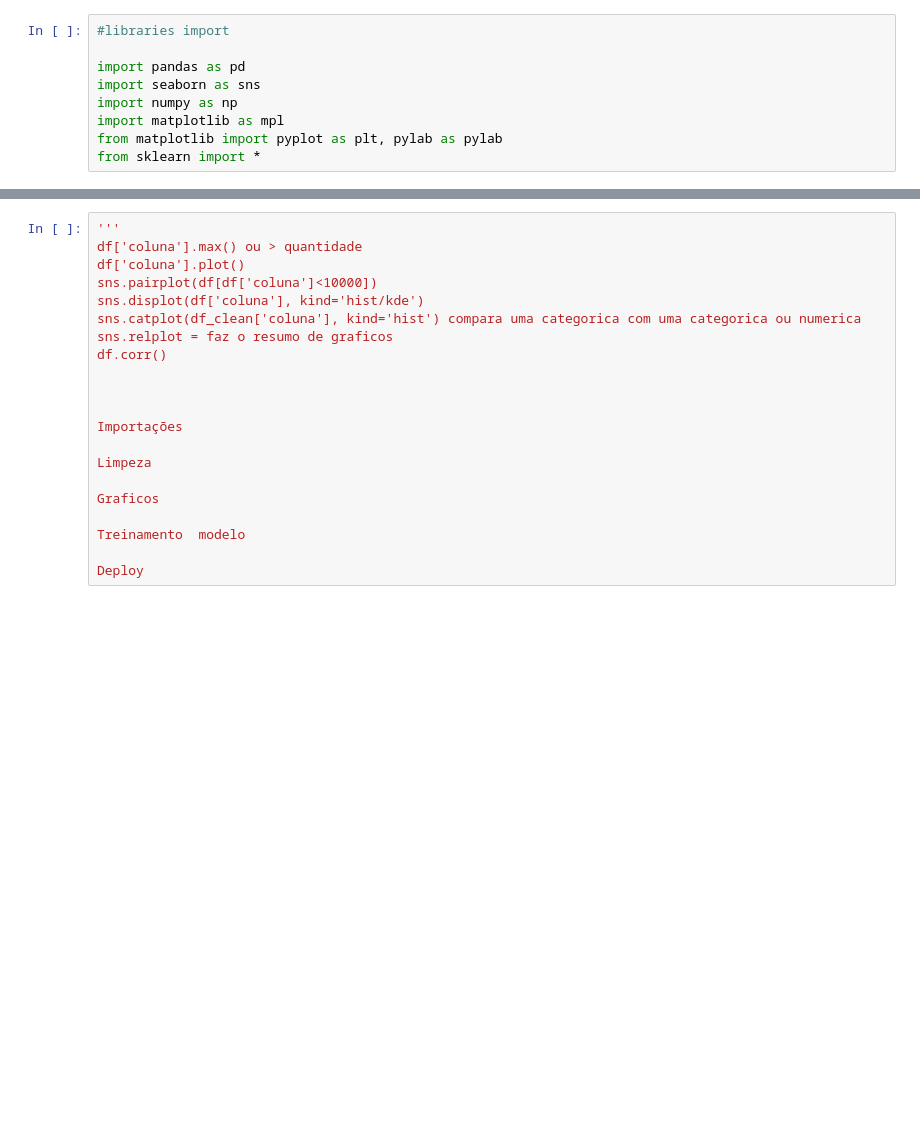
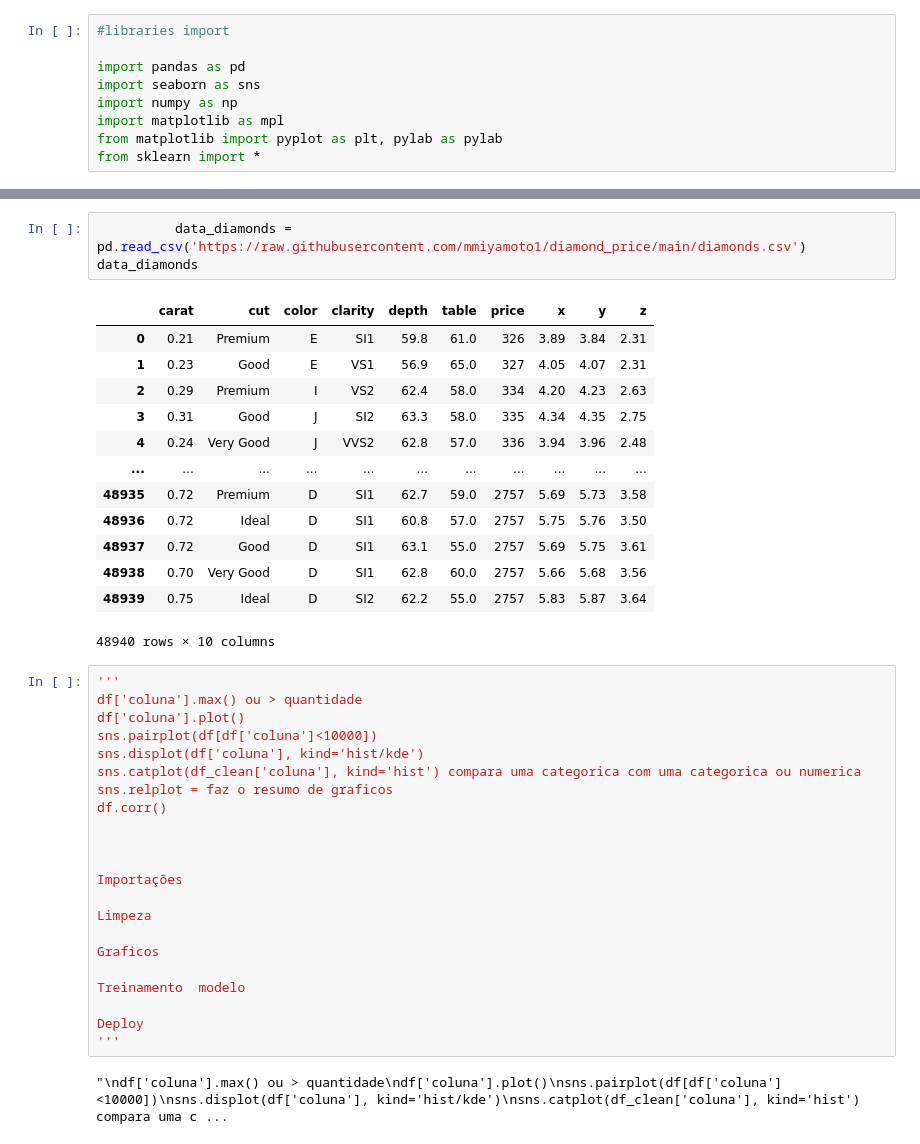
Before and after one commit to mmiyamoto1/Projeto1, a Jupyter notebook: diamond_prices.ipynb, the cells around one changed output, grey strips where cells are left out. Saved outputs shown, nothing was run; the diff lists cells and outputs as text; blank space fills up the shorter version.

```diff
--- a/diamond_prices.ipynb
+++ b/diamond_prices.ipynb
@@ -12,3 +44,20 @@ from sklearn import *
+# %%
+          data_diamonds = pd.read_csv('https://raw.githubusercontent.com/mmiyamoto1/diamond_price/main/diamonds.csv')
+data_diamonds
+# %% [output]
+|  | carat | cut | color | clarity | depth | table | price | x | y | z |
+| 0 | 0.21 | Premium | E | SI1 | 59.8 | 61.0 | 326 | 3.89 | 3.84 | 2.31 |
+| 1 | 0.23 | Good | E | VS1 | 56.9 | 65.0 | 327 | 4.05 | 4.07 | 2.31 |
+| 2 | 0.29 | Premium | I | VS2 | 62.4 | 58.0 | 334 | 4.20 | 4.23 | 2.63 |
+| 3 | 0.31 | Good | J | SI2 | 63.3 | 58.0 | 335 | 4.34 | 4.35 | 2.75 |
+| 4 | 0.24 | Very Good | J | VVS2 | 62.8 | 57.0 | 336 | 3.94 | 3.96 | 2.48 |
+| ... | ... | ... | ... | ... | ... | ... | ... | ... | ... | ... |
+| 48935 | 0.72 | Premium | D | SI1 | 62.7 | 59.0 | 2757 | 5.69 | 5.73 | 3.58 |
+| 48936 | 0.72 | Ideal | D | SI1 | 60.8 | 57.0 | 2757 | 5.75 | 5.76 | 3.50 |
+| 48937 | 0.72 | Good | D | SI1 | 63.1 | 55.0 | 2757 | 5.69 | 5.75 | 3.61 |
+| 48938 | 0.70 | Very Good | D | SI1 | 62.8 | 60.0 | 2757 | 5.66 | 5.68 | 3.56 |
+| 48939 | 0.75 | Ideal | D | SI2 | 62.2 | 55.0 | 2757 | 5.83 | 5.87 | 3.64 |
+48940 rows × 10 columns
 # %%
 '''
 df['coluna'].max() ou > quantidade
@@ -30,3 +79,6 @@ Graficos
 Treinamento  modelo
 
 Deploy
+'''
+# %% [output]
+"\ndf['coluna'].max() ou > quantidade\ndf['coluna'].plot()\nsns.pairplot(df[df['coluna']<10000])\nsns.displot(df['coluna'], kind='hist/kde')\nsns.catplot(df_clean['coluna'], kind='hist') compara uma c ...
```
Also changed, not shown: parts of 12 cells of this notebook.
